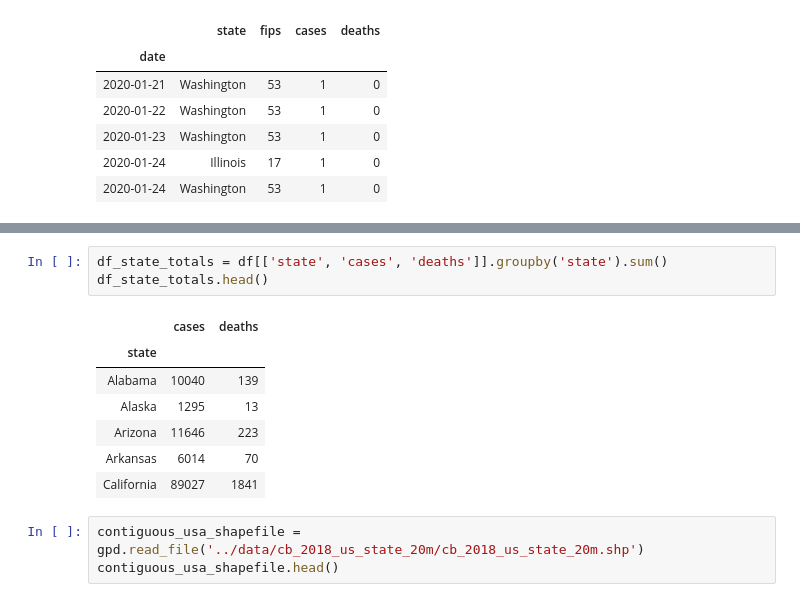
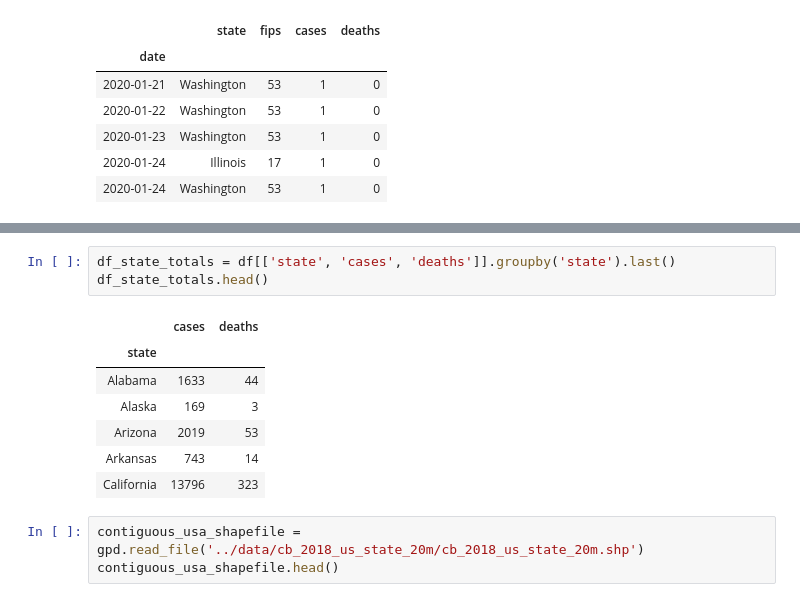
Before and after one commit to ajuljulian/covid-19, a Jupyter notebook: notebooks/covid19-viz-us-states-1.ipynb, the cells around one changed output, grey strips where cells are left out. Saved outputs shown, nothing was run; the diff lists cells and outputs as text.

```diff
--- a/notebooks/covid19-viz-us-states-1.ipynb
+++ b/notebooks/covid19-viz-us-states-1.ipynb
@@ -104,16 +86,16 @@ show(p)
 [interactive output not drawn]
 [interactive output not drawn]
 # %%
-df_state_totals = df[['state', 'cases', 'deaths']].groupby('state').sum()
+df_state_totals = df[['state', 'cases', 'deaths']].groupby('state').last()
 df_state_totals.head()
 # %% [output]
 |  | cases | deaths |
 | state |  |  |
-| Alabama | 10040 | 139 |
-| Alaska | 1295 | 13 |
-| Arizona | 11646 | 223 |
-| Arkansas | 6014 | 70 |
-| California | 89027 | 1841 |
+| Alabama | 1633 | 44 |
+| Alaska | 169 | 3 |
+| Arizona | 2019 | 53 |
+| Arkansas | 743 | 14 |
+| California | 13796 | 323 |
 # %%
 contiguous_usa_shapefile = gpd.read_file('../data/cb_2018_us_state_20m/cb_2018_us_state_20m.shp')
 contiguous_usa_shapefile.head()
```
Also changed, not shown: parts of 12 cells of this notebook.
